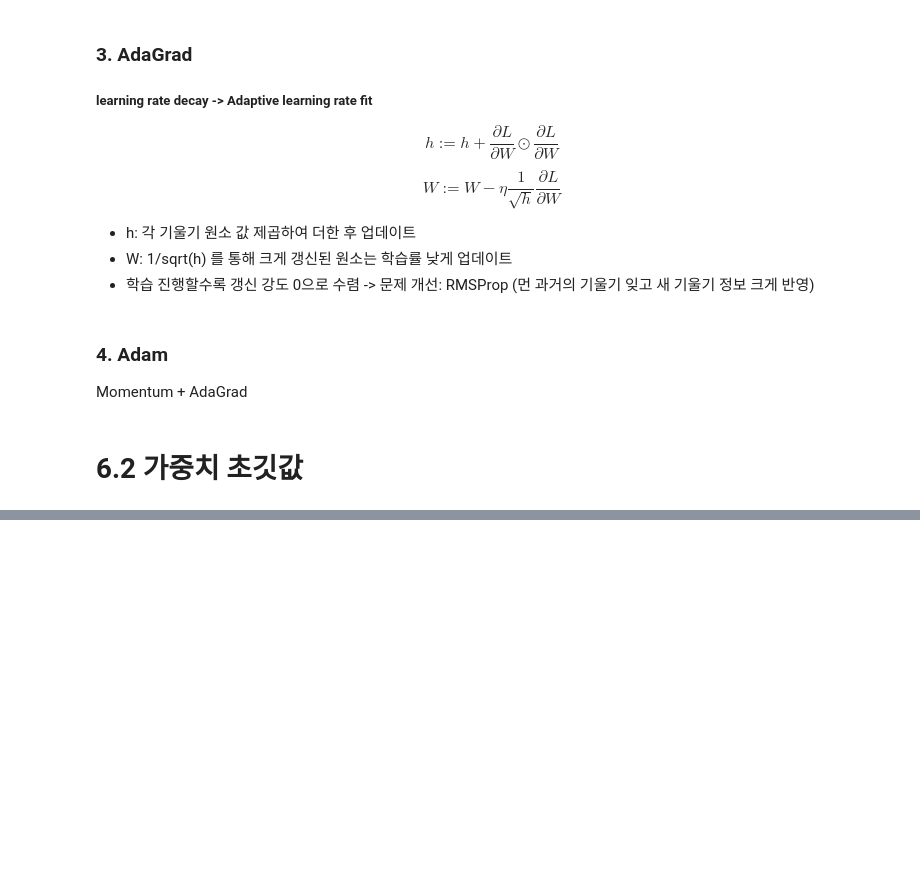
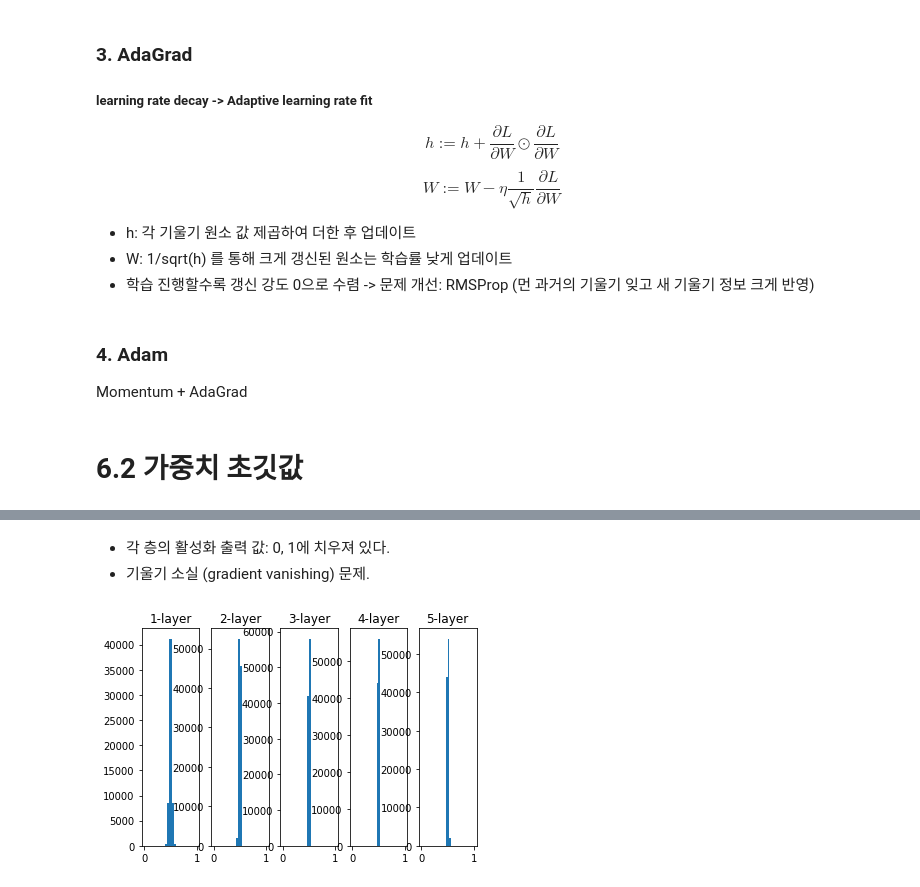
Before and after one commit to philgineer/Deeplearning_projects, a Jupyter notebook: deep_learning_from_scratch/6_학습.ipynb, the cells around one changed output, grey strips where cells are left out. Drawn from its saved outputs; the diff is of its cells as text; code cells hidden in the pictures; blank space fills up the shorter version.

```diff
--- a/deep_learning_from_scratch/6_학습.ipynb
+++ b/deep_learning_from_scratch/6_학습.ipynb
@@ -102,0 +134,13 @@ class Adam:
+# %% [markdown]
+- 각 층의 활성화 출력 값: 0, 1에 치우져 있다.
+- 기울기 소실 (gradient vanishing) 문제.
+# %%
+# 표준편차 1 -> 0.01
+
+for i, a in activations.items():
+    plt.subplot(1, len(activations), i+1)
+    plt.title(str(i+1) + '-layer')
+    plt.hist(a.flatten(), 30, range=(0,1))
+plt.show()
+# %% [output]
+[figure, added]
```
Also changed, not shown: parts of 10 cells of this notebook.
